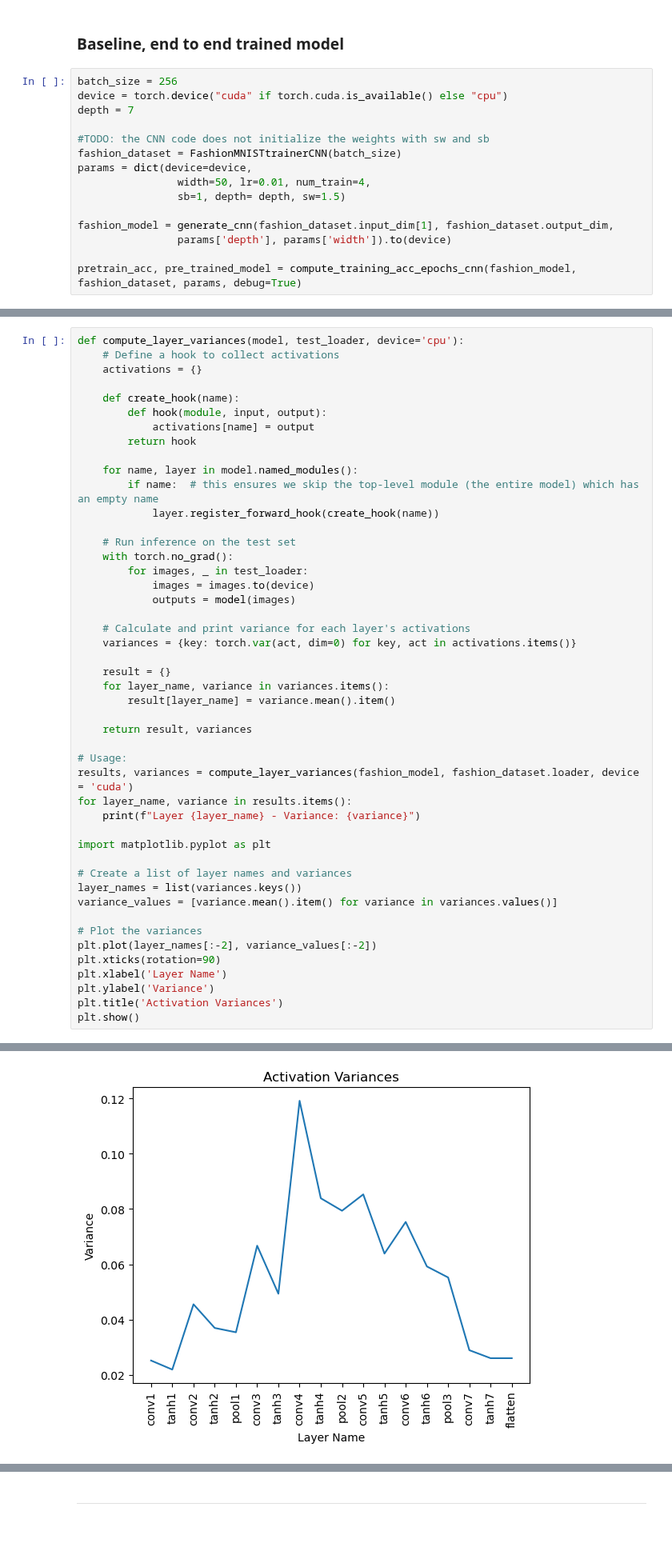
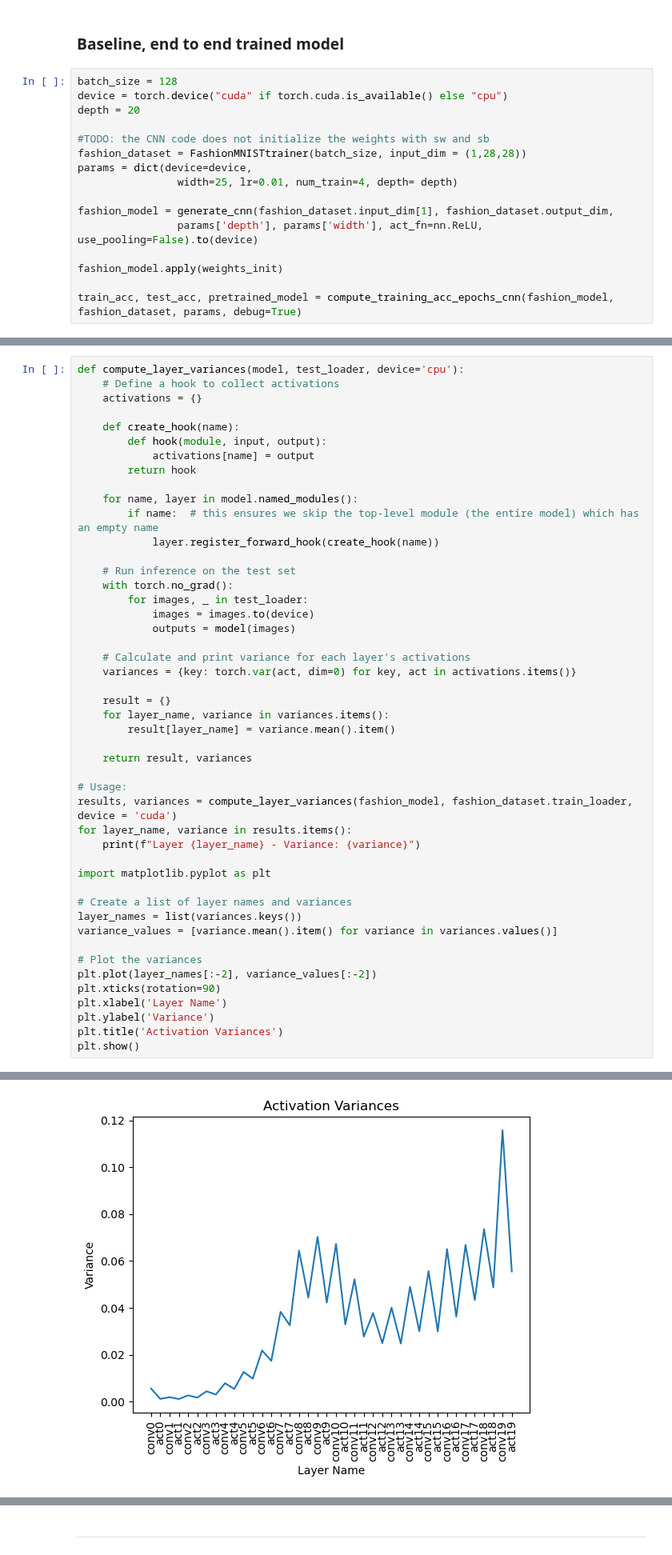
Before and after one commit to tusharmanekar/mp-tl-study, a Jupyter notebook: experiments-fashion-to-mnist-cnn.ipynb, the cells around one changed output, grey strips where cells are left out. Shown at 80% size. Drawn from its saved outputs; the diff is of its cells as text; blank space fills up the shorter version.

Commit message:
update to 20 layers

```diff
--- a/experiments-fashion-to-mnist-cnn.ipynb
+++ b/experiments-fashion-to-mnist-cnn.ipynb
@@ -429,20 +653,21 @@ def calculate_cut_accuracies(model, sw, sb, dataset, params):
 # %% [markdown]
 ### Baseline, end to end trained model
 # %%
-batch_size = 256
+batch_size = 128
 device = torch.device("cuda" if torch.cuda.is_available() else "cpu")
-depth = 7
+depth = 20
 
 #TODO: the CNN code does not initialize the weights with sw and sb
-fashion_dataset = FashionMNISTtrainerCNN(batch_size)
+fashion_dataset = FashionMNISTtrainer(batch_size, input_dim = (1,28,28))
 params = dict(device=device,
-                width=50, lr=0.01, num_train=4,
-                sb=1, depth= depth, sw=1.5)
+                width=25, lr=0.01, num_train=4, depth= depth)
 
 fashion_model = generate_cnn(fashion_dataset.input_dim[1], fashion_dataset.output_dim,
-                params['depth'], params['width']).to(device)
+                params['depth'], params['width'], act_fn=nn.ReLU, use_pooling=False).to(device)
 
-pretrain_acc, pre_trained_model = compute_training_acc_epochs_cnn(fashion_model, fashion_dataset, params, debug=True)
+fashion_model.apply(weights_init)
+
+train_acc, test_acc, pretrained_model = compute_training_acc_epochs_cnn(fashion_model, fashion_dataset, params, debug=True)
 # %% [output]
 Downloading http://fashion-mnist.s3-website.eu-central-1.amazonaws.com/train-images-idx3-ubyte.gz
 Downloading http://fashion-mnist.s3-website.eu-central-1.amazonaws.com/train-images-idx3-ubyte.gz to ../data/FashionMNIST/raw/train-images-idx3-ubyte.gz
@@ -505,7 +736,7 @@ def compute_layer_variances(model, test_loader, device='cpu'):
     return result, variances
 
 # Usage:
-results, variances = compute_layer_variances(fashion_model, fashion_dataset.loader, device = 'cuda')
+results, variances = compute_layer_variances(fashion_model, fashion_dataset.train_loader, device = 'cuda')
 for layer_name, variance in results.items():
     print(f"Layer {layer_name} - Variance: {variance}")
 
@@ -546,4 +774,4 @@ Layer logsoftmax - Variance: 18.950469970703125
-[figure, old version]
+[figure, new version]
 # %%
 # Create a list of layer names and variances for fc layers
 conv_layer_names = [name for name in variances.keys() if 'conv' in name]
```
Also changed, not shown: parts of 10 cells of this notebook.
